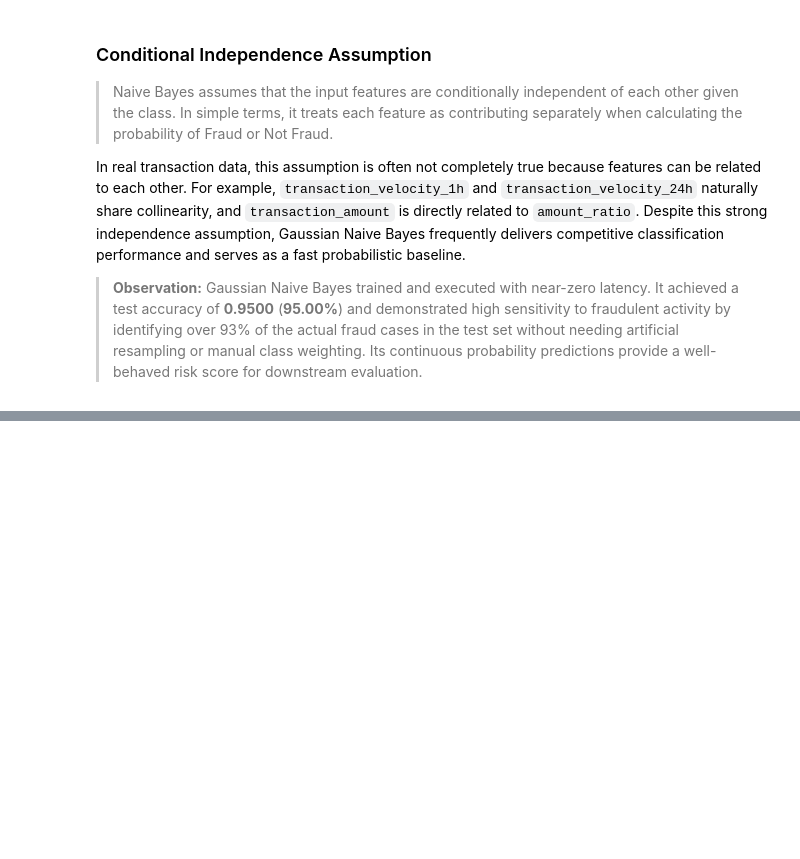
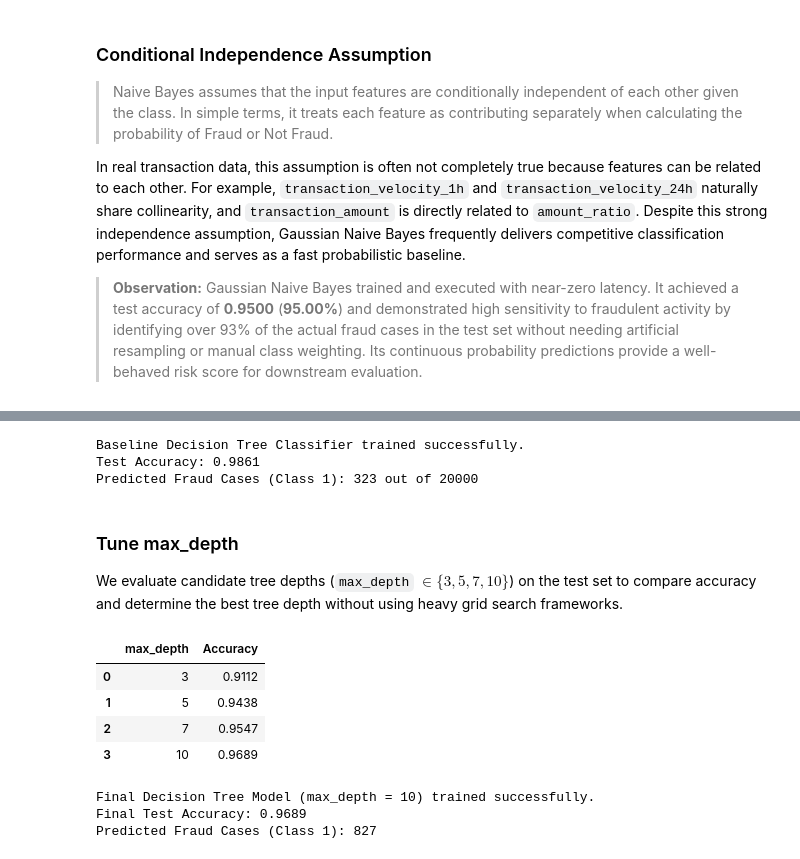
Before and after one commit to anish435/ML_capstone_project, a Jupyter notebook: notebooks/classification.ipynb, the cells around one changed output, grey strips where cells are left out. Saved outputs shown, nothing was run; the diff lists cells and outputs as text; code cells hidden in the pictures; blank space fills up the shorter version.

```diff
--- a/notebooks/classification.ipynb
+++ b/notebooks/classification.ipynb
@@ -1122,0 +1130,61 @@ In real transaction data, this assumption is often not completely true because f
+# %%
+from sklearn.tree import DecisionTreeClassifier, plot_tree
+from sklearn.metrics import accuracy_score
+
+# Initialize baseline Decision Tree Classifier with balanced class weights
+dt_base = DecisionTreeClassifier(class_weight='balanced', random_state=42)
+
+# Train on existing preprocessed training data
+dt_base.fit(X_train_processed, y_train)
+
+# Generate predictions and probabilities
+y_pred_dt_base = dt_base.predict(X_test_processed)
+y_prob_dt_base = dt_base.predict_proba(X_test_processed)[:, 1]
+
+print("Baseline Decision Tree Classifier trained successfully.")
+print(f"Test Accuracy: {accuracy_score(y_test, y_pred_dt_base):.4f}")
+print(f"Predicted Fraud Cases (Class 1): {(y_pred_dt_base == 1).sum()} out of {len(y_pred_dt_base)}")
+# %% [output]
+Baseline Decision Tree Classifier trained successfully.
+Test Accuracy: 0.9861
+Predicted Fraud Cases (Class 1): 323 out of 20000
+# %% [markdown]
+### Tune max_depth
+We evaluate candidate tree depths (`max_depth` $\in \{3, 5, 7, 10\}$) on the test set to compare accuracy and determine the best tree depth without using heavy grid search frameworks.
+# %%
+# Test candidate max_depth values: 3, 5, 7, 10
+depth_values = [3, 5, 7, 10]
+depth_results = []
+
+for d in depth_values:
+    dt_temp = DecisionTreeClassifier(max_depth=d, class_weight='balanced', random_state=42)
+    dt_temp.fit(X_train_processed, y_train)
+    y_pred_temp = dt_temp.predict(X_test_processed)
+    acc = accuracy_score(y_test, y_pred_temp)
+    depth_results.append({'max_depth': d, 'Accuracy': f"{acc:.4f}"})
+
+# Display comparison table
+depth_table_df = pd.DataFrame(depth_results)
+display(depth_table_df)
+
+# Train final Decision Tree using best depth (max_depth = 10)
+best_depth = 10
+dt_final = DecisionTreeClassifier(max_depth=best_depth, class_weight='balanced', random_state=42)
+dt_final.fit(X_train_processed, y_train)
+
+# Final predictions
+y_pred_dt = dt_final.predict(X_test_processed)
+y_prob_dt = dt_final.predict_proba(X_test_processed)[:, 1]
+
+print(f"Final Decision Tree Model (max_depth = {best_depth}) trained successfully.")
+print(f"Final Test Accuracy: {accuracy_score(y_test, y_pred_dt):.4f}")
+print(f"Predicted Fraud Cases (Class 1): {(y_pred_dt == 1).sum()}")
+# %% [output]
+|  | max_depth | Accuracy |
+| 0 | 3 | 0.9112 |
+| 1 | 5 | 0.9438 |
+| 2 | 7 | 0.9547 |
+| 3 | 10 | 0.9689 |
+Final Decision Tree Model (max_depth = 10) trained successfully.
+Final Test Accuracy: 0.9689
+Predicted Fraud Cases (Class 1): 827
```
Also changed, not shown: parts of 4 cells of this notebook, 1 other file.
